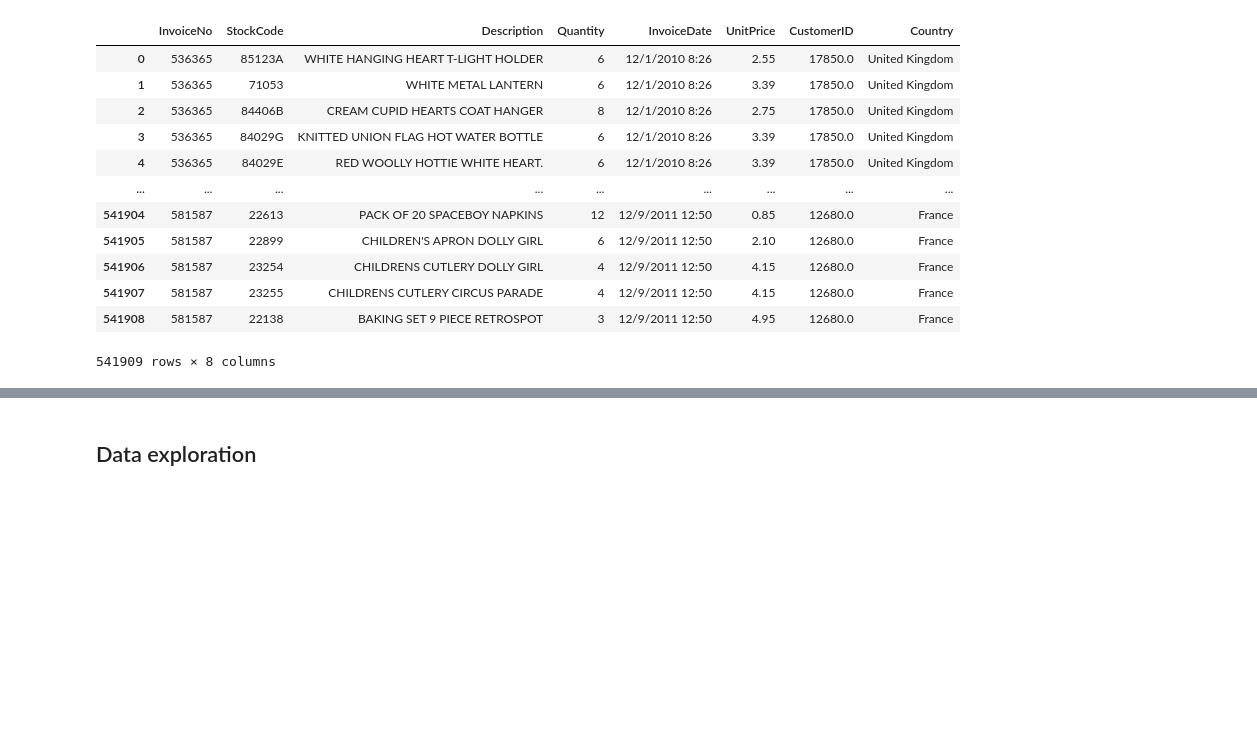
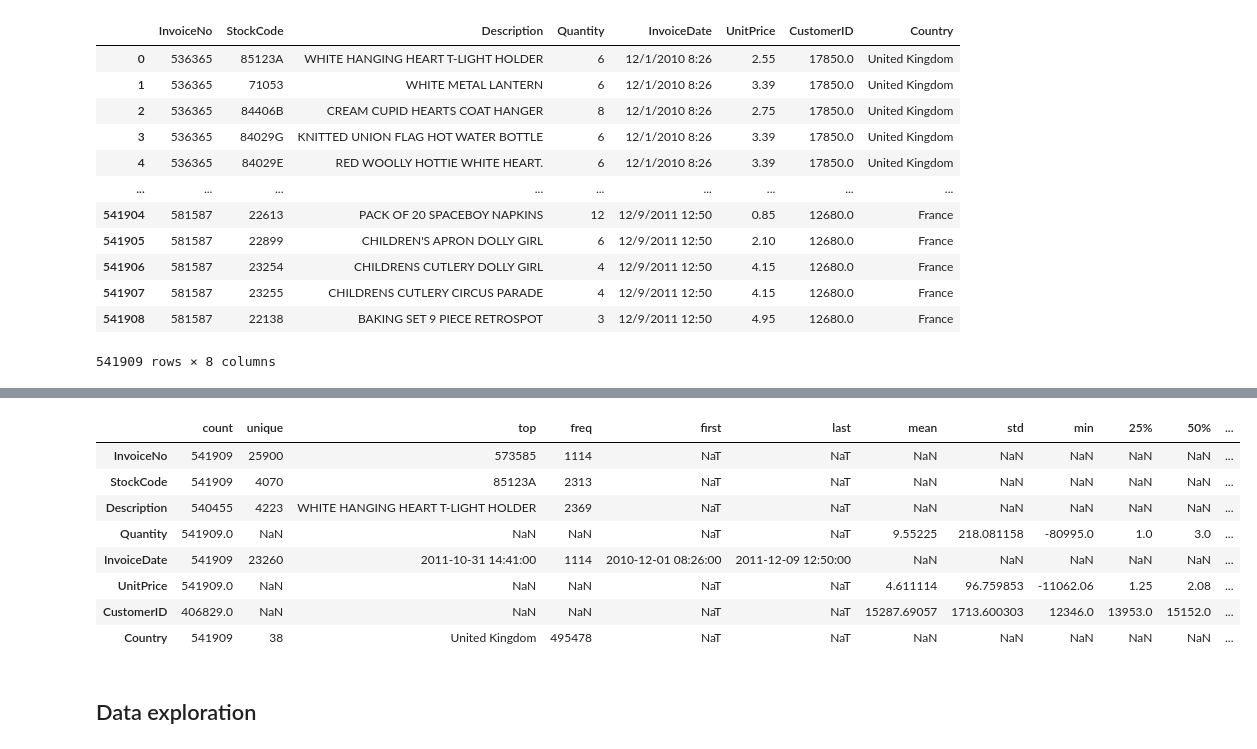
Before and after one commit to alderaemanuele/Business-Cases, a Jupyter notebook: BC3/BC3_EA.ipynb, the cells around one changed output, grey strips where cells are left out. Saved outputs shown, nothing was run; the diff lists cells and outputs as text; code cells hidden in the pictures; blank space fills up the shorter version.

```diff
--- a/BC3/BC3_EA.ipynb
+++ b/BC3/BC3_EA.ipynb
@@ -33,3 +53,15 @@ data
+# %%
+data.describe(include = "all").T
+# %% [output]
+|  | count | unique | top | freq | first | last | mean | std | min | 25% | 50% | ... |
+| InvoiceNo | 541909 | 25900 | 573585 | 1114 | NaT | NaT | NaN | NaN | NaN | NaN | NaN | ... |
+| StockCode | 541909 | 4070 | 85123A | 2313 | NaT | NaT | NaN | NaN | NaN | NaN | NaN | ... |
+| Description | 540455 | 4223 | WHITE HANGING HEART T-LIGHT HOLDER | 2369 | NaT | NaT | NaN | NaN | NaN | NaN | NaN | ... |
+| Quantity | 541909.0 | NaN | NaN | NaN | NaT | NaT | 9.55225 | 218.081158 | -80995.0 | 1.0 | 3.0 | ... |
+| InvoiceDate | 541909 | 23260 | 2011-10-31 14:41:00 | 1114 | 2010-12-01 08:26:00 | 2011-12-09 12:50:00 | NaN | NaN | NaN | NaN | NaN | ... |
+| UnitPrice | 541909.0 | NaN | NaN | NaN | NaT | NaT | 4.611114 | 96.759853 | -11062.06 | 1.25 | 2.08 | ... |
+| CustomerID | 406829.0 | NaN | NaN | NaN | NaT | NaT | 15287.69057 | 1713.600303 | 12346.0 | 13953.0 | 15152.0 | ... |
+| Country | 541909 | 38 | United Kingdom | 495478 | NaT | NaT | NaN | NaN | NaN | NaN | NaN | ... |
 # %% [markdown]
 ## Data exploration
 # %%
```
Also changed, not shown: parts of 18 cells of this notebook.
